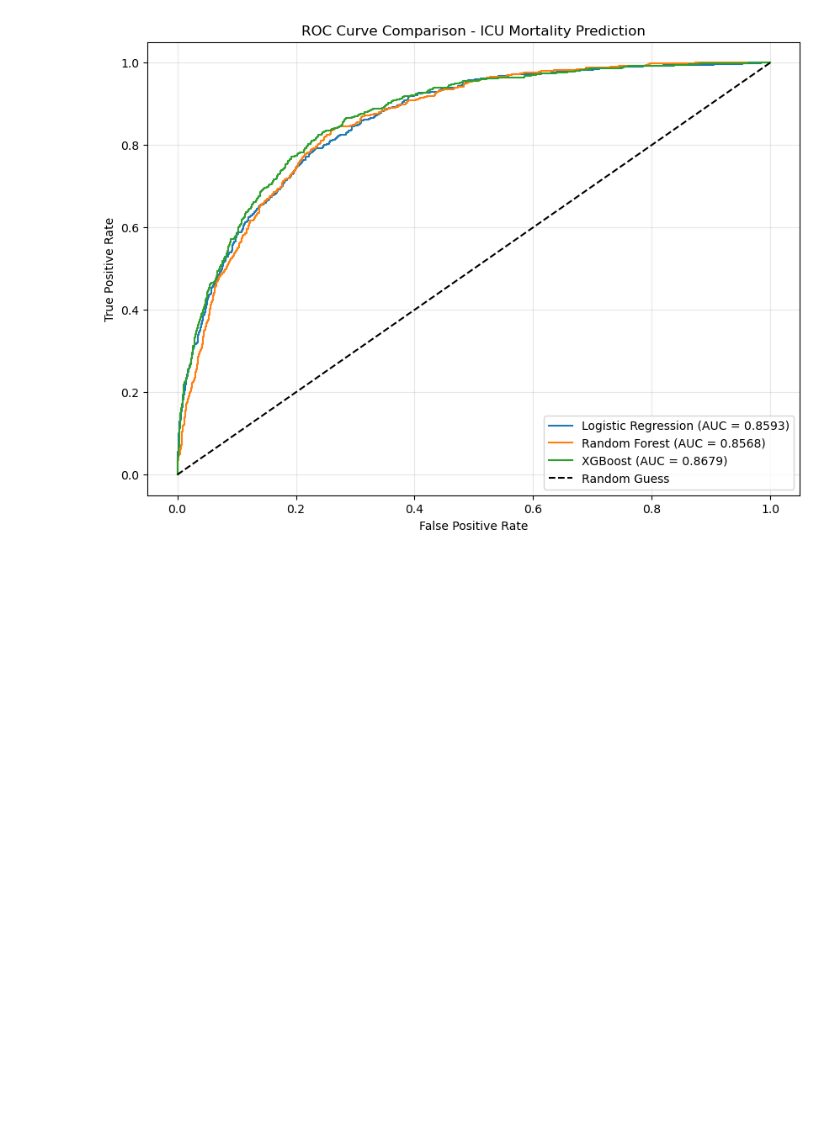
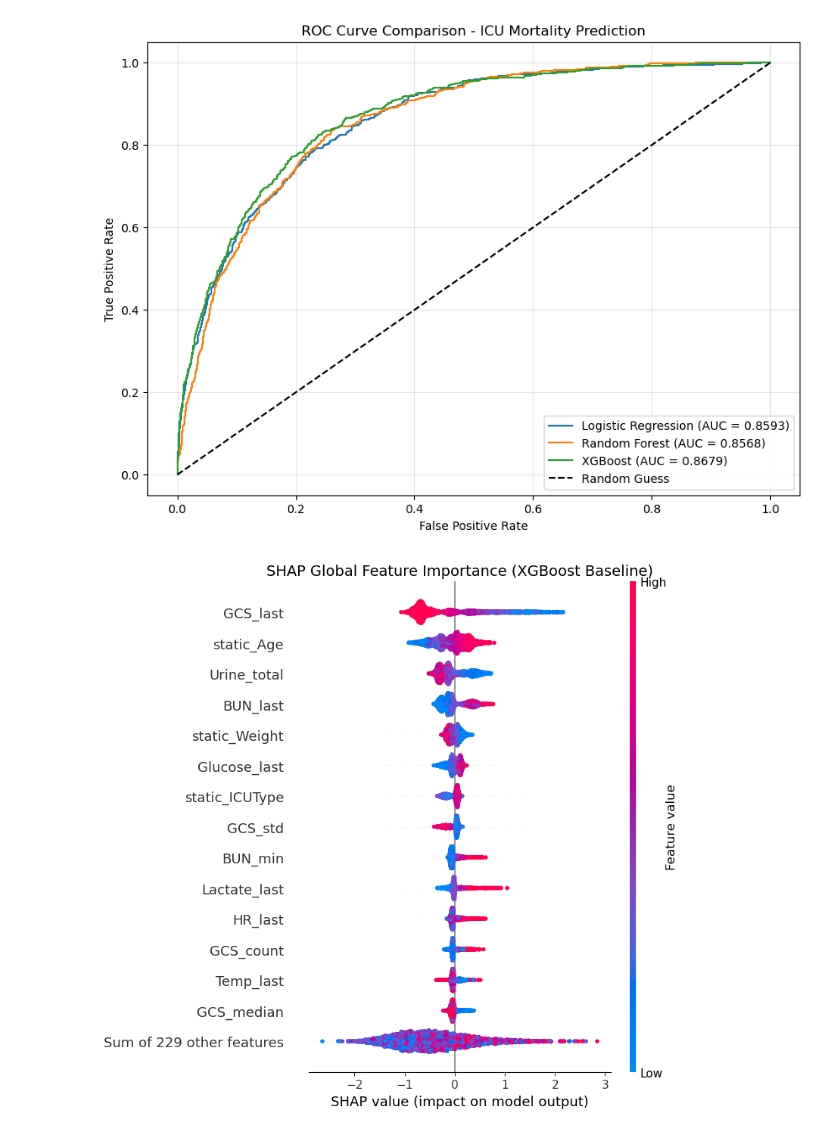
Before and after one commit to StevenHuang73/iubdc, a Jupyter notebook: ml/iubdc.ipynb, the cells around one changed output. Drawn from its saved outputs; the diff is of its cells as text; code cells hidden in the pictures; blank space fills up the shorter version.

Commit message:
finished shap plot

```diff
--- a/ml/iubdc.ipynb
+++ b/ml/iubdc.ipynb
@@ -193,3 +193,38 @@ models_to_plot = {
 plot_roc_curves(models_to_plot, X_test, y_test)
 # %% [output]
 [figure]
+# %%
+import shap
+
+# 1. Fit your best model pipeline (using XGBoost as an example)
+best_model_pipeline = random_search_xgb.best_estimator_
+best_model_pipeline.fit(X_train, y_train.values.ravel())
+
+# 2. Extract the model and the preprocessor from the pipeline
+model = best_model_pipeline.named_steps['xgbclassifier']
+preprocessor = best_model_pipeline.named_steps['columntransformer']
+
+# 3. Transform your test data so SHAP evaluates the exact matrix the model sees
+# We convert it back to a DataFrame to keep your descriptive column names!
+X_test_transformed = pd.DataFrame(
+    preprocessor.transform(X_test),
+    columns=X_test.columns,
+    index=X_test.index
+)
+# %%
+# Initialize tree explainer (works for XGBoost and Random Forest)
+explainer = shap.TreeExplainer(model)
+
+# Calculate SHAP values for your entire test set
+shap_values = explainer(X_test_transformed)
+# %%
+plt.figure(figsize=(10, 8))
+plt.title("SHAP Global Feature Importance (XGBoost Baseline)", fontsize=14)
+
+# Generate beeswarm plot
+shap.plots.beeswarm(shap_values, max_display=15, show=False)
+
+plt.tight_layout()
+plt.show()
+# %% [output]
+[figure, added]
```
Also changed, not shown: parts of 1 cell of this notebook.
